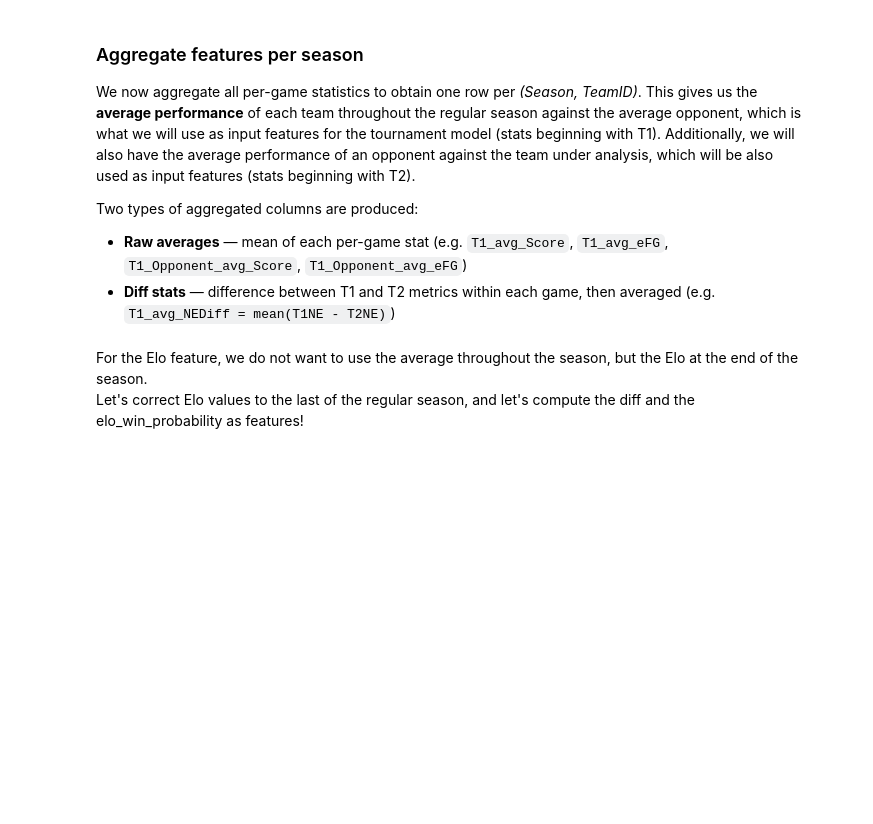
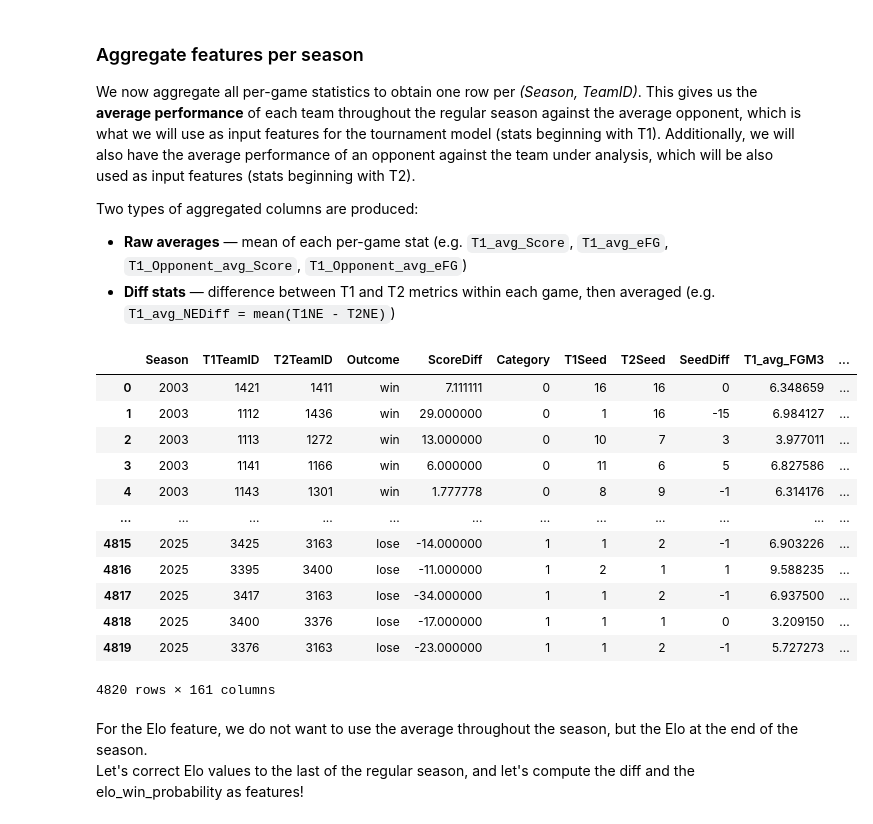
Before and after one commit to cico-rial/march-madness, a Jupyter notebook: march-madness.ipynb, the cells around one changed output. Cells and saved outputs as stored; diff of their text form; code cells hidden in the pictures; blank space fills up the shorter version.

```diff
--- a/march-madness.ipynb
+++ b/march-madness.ipynb
@@ -622,6 +622,22 @@ tourney_results_with_features = create_features(
     aggregate_team_season(
         compute_diff_stats(regular_results_per_game_stats_with_elo)
         ), tourney_results)
+# %%
+tourney_results_with_features
+# %% [output]
+|  | Season | T1TeamID | T2TeamID | Outcome | ScoreDiff | Category | T1Seed | T2Seed | SeedDiff | T1_avg_FGM3 | ... |
+| 0 | 2003 | 1421 | 1411 | win | 7.111111 | 0 | 16 | 16 | 0 | 6.348659 | ... |
+| 1 | 2003 | 1112 | 1436 | win | 29.000000 | 0 | 1 | 16 | -15 | 6.984127 | ... |
+| 2 | 2003 | 1113 | 1272 | win | 13.000000 | 0 | 10 | 7 | 3 | 3.977011 | ... |
+| 3 | 2003 | 1141 | 1166 | win | 6.000000 | 0 | 11 | 6 | 5 | 6.827586 | ... |
+| 4 | 2003 | 1143 | 1301 | win | 1.777778 | 0 | 8 | 9 | -1 | 6.314176 | ... |
+| ... | ... | ... | ... | ... | ... | ... | ... | ... | ... | ... | ... |
+| 4815 | 2025 | 3425 | 3163 | lose | -14.000000 | 1 | 1 | 2 | -1 | 6.903226 | ... |
+| 4816 | 2025 | 3395 | 3400 | lose | -11.000000 | 1 | 2 | 1 | 1 | 9.588235 | ... |
+| 4817 | 2025 | 3417 | 3163 | lose | -34.000000 | 1 | 1 | 2 | -1 | 6.937500 | ... |
+| 4818 | 2025 | 3400 | 3376 | lose | -17.000000 | 1 | 1 | 1 | 0 | 3.209150 | ... |
+| 4819 | 2025 | 3376 | 3163 | lose | -23.000000 | 1 | 1 | 2 | -1 | 5.727273 | ... |
+4820 rows × 161 columns
 # %% [markdown]
 For the Elo feature, we do not want to use the average throughout the season, but the Elo at the end of the season.
 Let's correct Elo values to the last of the regular season, and let's compute the diff and the elo_win_probability as features!
```
Also changed, not shown: parts of 6 cells of this notebook, 2 other files.
